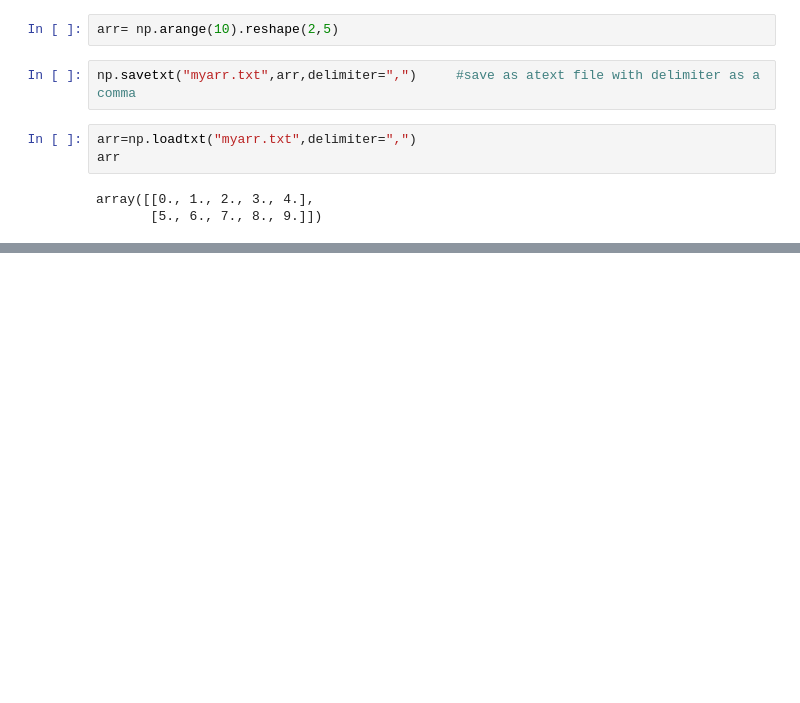
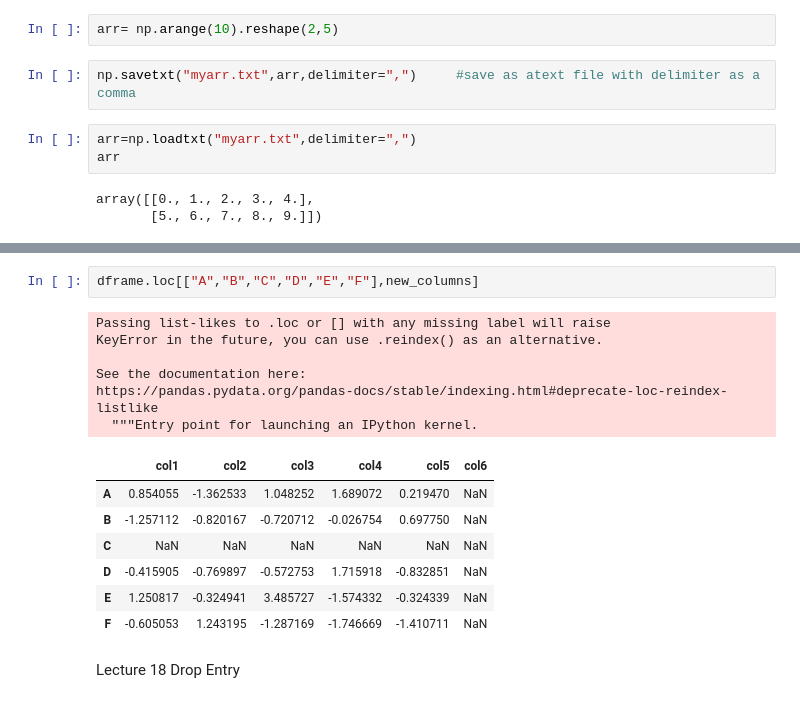
Before and after one commit to rohank2002/Data-Vizualization-using-Python, a Jupyter notebook: Python Vizualization course-checkpoint.ipynb, the cells around one changed output, grey strips where cells are left out. Saved outputs shown, nothing was run; the diff lists cells and outputs as text; blank space fills up the shorter version.

```diff
--- a/Python Vizualization course-checkpoint.ipynb
+++ b/Python Vizualization course-checkpoint.ipynb
@@ -449,0 +580,18 @@ array([[0., 1., 2., 3., 4.],
+# %%
+dframe.loc[["A","B","C","D","E","F"],new_columns]
+# %% [output]
+Passing list-likes to .loc or [] with any missing label will raise
+KeyError in the future, you can use .reindex() as an alternative.
+
+See the documentation here:
+https://pandas.pydata.org/pandas-docs/stable/indexing.html#deprecate-loc-reindex-listlike
+  """Entry point for launching an IPython kernel.
+|  | col1 | col2 | col3 | col4 | col5 | col6 |
+| A | 0.854055 | -1.362533 | 1.048252 | 1.689072 | 0.219470 | NaN |
+| B | -1.257112 | -0.820167 | -0.720712 | -0.026754 | 0.697750 | NaN |
+| C | NaN | NaN | NaN | NaN | NaN | NaN |
+| D | -0.415905 | -0.769897 | -0.572753 | 1.715918 | -0.832851 | NaN |
+| E | 1.250817 | -0.324941 | 3.485727 | -1.574332 | -0.324339 | NaN |
+| F | -0.605053 | 1.243195 | -1.287169 | -1.746669 | -1.410711 | NaN |
+# %% [markdown]
+Lecture 18 Drop Entry
```
Also changed, not shown: parts of 33 cells of this notebook, 1 other file.
